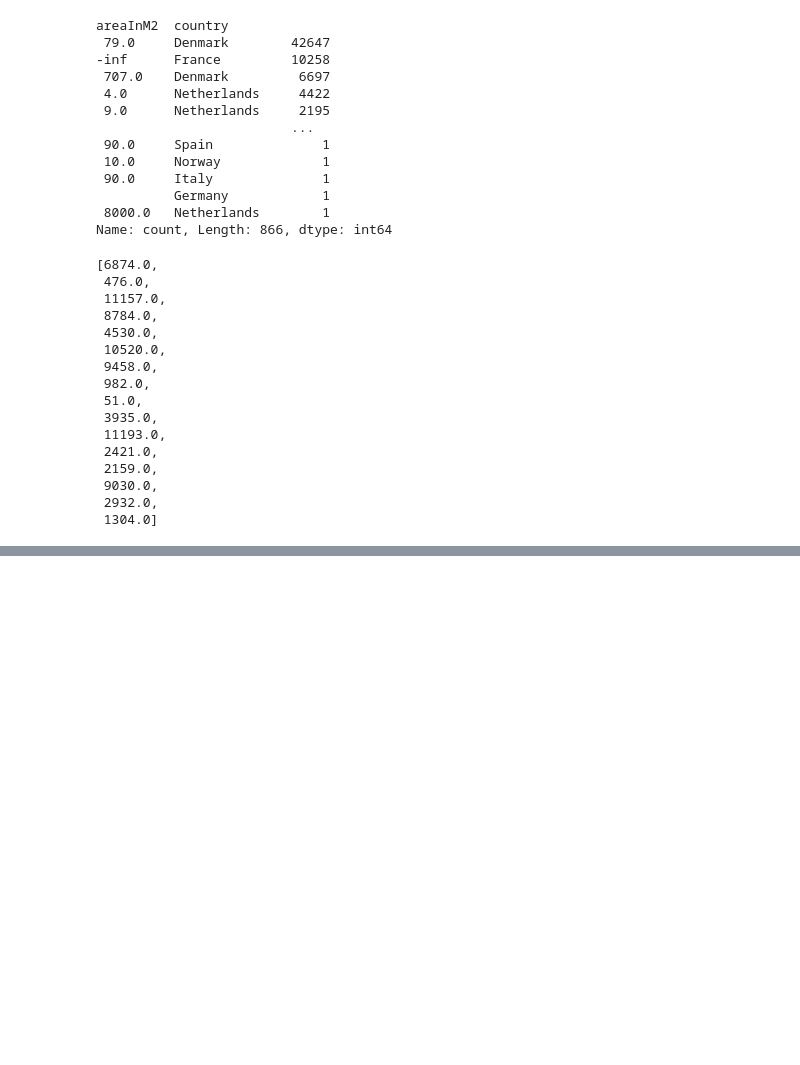
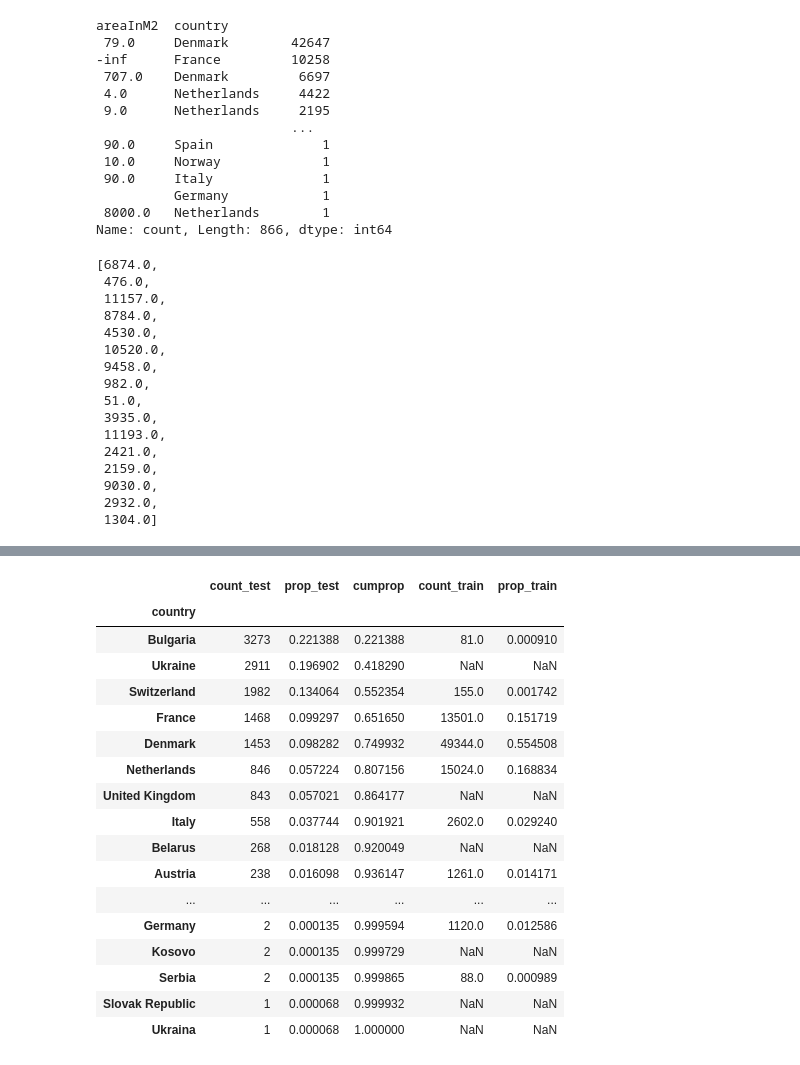
Before and after one commit to gtikhonov/geolifeclef, a Jupyter notebook: prithvi/exploration.ipynb, the cells around one changed output, grey strips where cells are left out. Cells and saved outputs as stored; diff of their text form; code cells hidden in the pictures; blank space fills up the shorter version.

```diff
--- a/prithvi/exploration.ipynb
+++ b/prithvi/exploration.ipynb
@@ -155,3 +194,5 @@ np.sort(train_metadata.value_counts("speciesId").index[:1000].values.astype(int)
+# %%
+test_metadata = pd.read_csv(os.path.join(path_data, "GLC25_PA_metadata_test.csv"))
 # %%
 (train_metadata.country.value_counts().cumsum() / test_metadata.shape[0]).index[:10].values
 # %%
@@ -158,0 +217,5 @@ test_metadata.country.isin(most_train_countries).sum()
+# %%
+train_metadata_surv = train_metadata.drop_duplicates("surveyId")
+train_summary = pd.DataFrame(train_metadata_surv.value_counts("country"))
+train_summary["prop"] = train_summary.loc[:,"count"] / train_summary.loc[:,"count"].sum()
+train_summary
@@ -158,0 +241,5 @@ test_metadata.country.isin(most_train_countries).sum()
+# %%
+test_summary = pd.DataFrame(test_metadata.value_counts("country"))
+test_summary["prop"] = test_summary.loc[:,"count"] / test_summary.loc[:,"count"].sum()
+test_summary["cumprop"] = test_summary.loc[:,"prop"].cumsum()
+test_summary
@@ -158,0 +265,21 @@ test_metadata.country.isin(most_train_countries).sum()
+# %%
+test_summary.join(train_summary, lsuffix="_test", rsuffix="_train")
+# %% [output]
+|  | count_test | prop_test | cumprop | count_train | prop_train |
+| country |  |  |  |  |  |
+| Bulgaria | 3273 | 0.221388 | 0.221388 | 81.0 | 0.000910 |
+| Ukraine | 2911 | 0.196902 | 0.418290 | NaN | NaN |
+| Switzerland | 1982 | 0.134064 | 0.552354 | 155.0 | 0.001742 |
+| France | 1468 | 0.099297 | 0.651650 | 13501.0 | 0.151719 |
+| Denmark | 1453 | 0.098282 | 0.749932 | 49344.0 | 0.554508 |
+| Netherlands | 846 | 0.057224 | 0.807156 | 15024.0 | 0.168834 |
+| United Kingdom | 843 | 0.057021 | 0.864177 | NaN | NaN |
+| Italy | 558 | 0.037744 | 0.901921 | 2602.0 | 0.029240 |
+| Belarus | 268 | 0.018128 | 0.920049 | NaN | NaN |
+| Austria | 238 | 0.016098 | 0.936147 | 1261.0 | 0.014171 |
+| ... | ... | ... | ... | ... | ... |
+| Germany | 2 | 0.000135 | 0.999594 | 1120.0 | 0.012586 |
+| Kosovo | 2 | 0.000135 | 0.999729 | NaN | NaN |
+| Serbia | 2 | 0.000135 | 0.999865 | 88.0 | 0.000989 |
+| Slovak Republic | 1 | 0.000068 | 0.999932 | NaN | NaN |
+| Ukraina | 1 | 0.000068 | 1.000000 | NaN | NaN |
```
Also changed, not shown: parts of 7 cells of this notebook, 1 other file.
